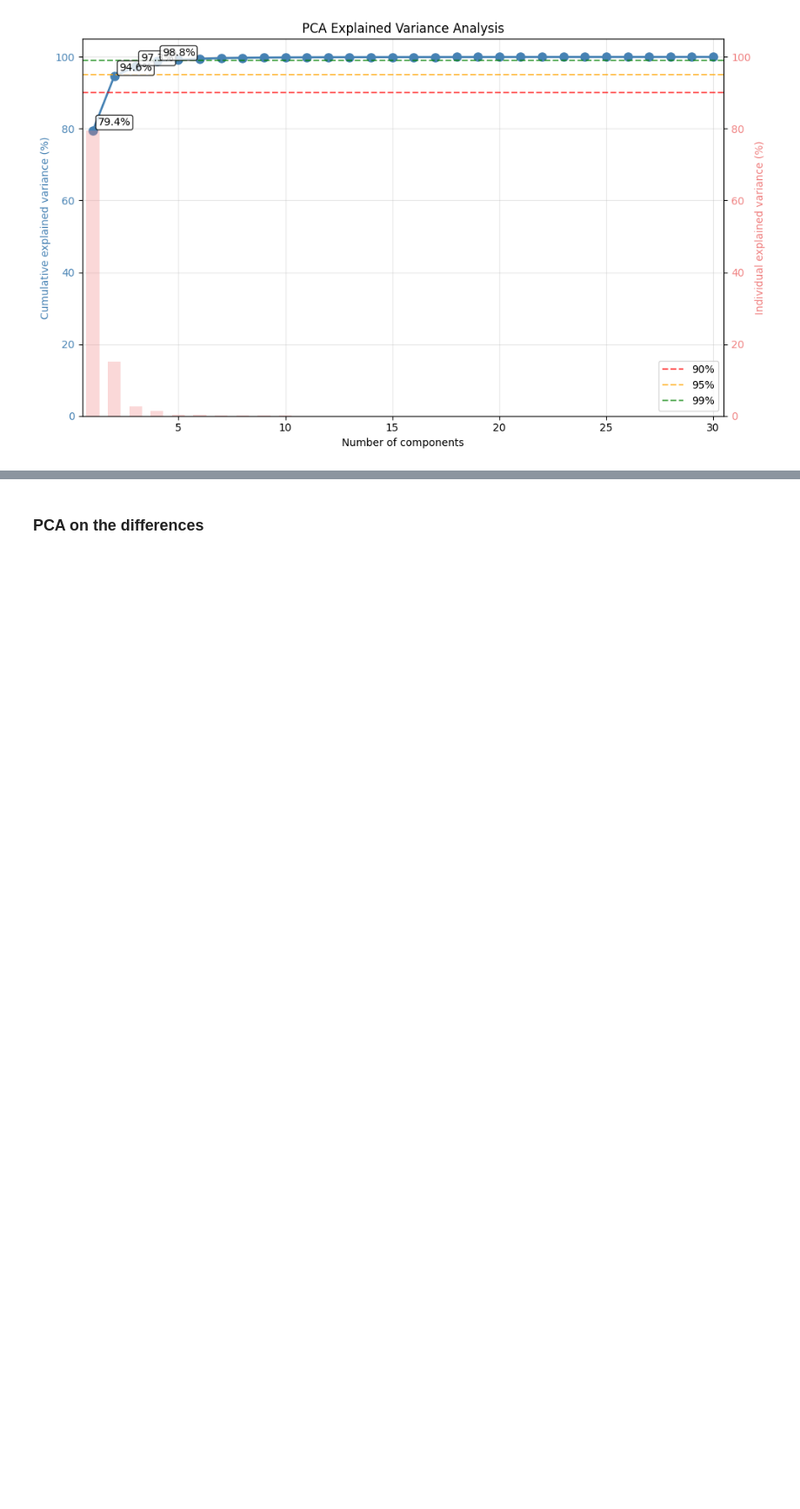
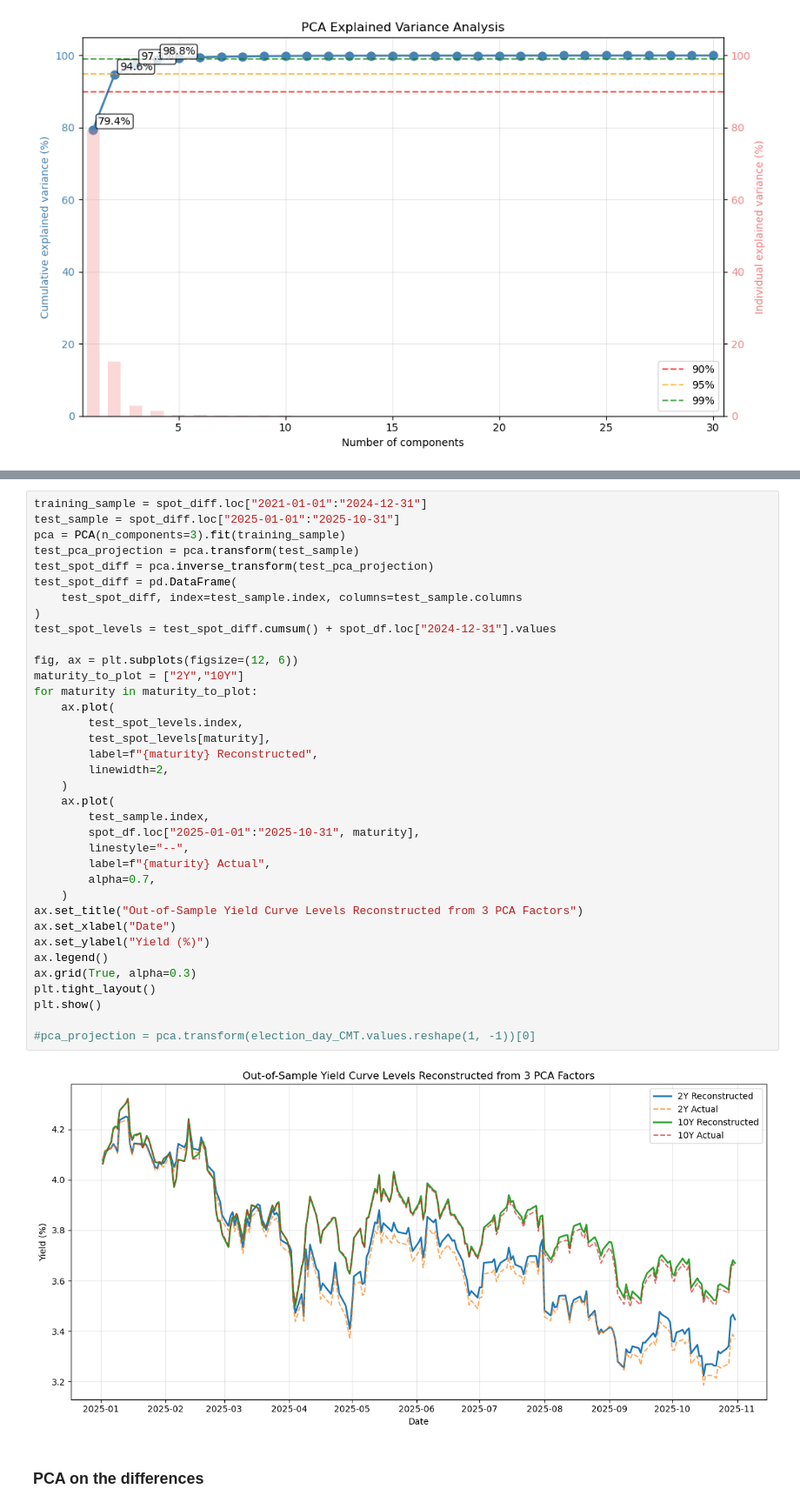
Before and after one commit to hedge-fund-strats/yield-curve-slope-trading, a Jupyter notebook: 01-pca.ipynb, the cells around one changed output, grey strips where cells are left out. Shown at 87% size. Saved outputs shown, nothing was run; the diff lists cells and outputs as text; blank space fills up the shorter version.

Commit message:
Including PCA out-of-sample explanation analysis

```diff
--- a/01-pca.ipynb
+++ b/01-pca.ipynb
@@ -129,3 +143,41 @@ plt.show()
+# %%
+training_sample = spot_diff.loc["2021-01-01":"2024-12-31"]
+test_sample = spot_diff.loc["2025-01-01":"2025-10-31"]
+pca = PCA(n_components=3).fit(training_sample)
+test_pca_projection = pca.transform(test_sample)
+test_spot_diff = pca.inverse_transform(test_pca_projection)
+test_spot_diff = pd.DataFrame(
+    test_spot_diff, index=test_sample.index, columns=test_sample.columns
+)
+test_spot_levels = test_spot_diff.cumsum() + spot_df.loc["2024-12-31"].values
+
+fig, ax = plt.subplots(figsize=(12, 6))
+maturity_to_plot = ["2Y","10Y"]
+for maturity in maturity_to_plot:
+    ax.plot(
+        test_spot_levels.index,
+        test_spot_levels[maturity],
+        label=f"{maturity} Reconstructed",
+        linewidth=2,
+    )
+    ax.plot(
+        test_sample.index,
+        spot_df.loc["2025-01-01":"2025-10-31", maturity],
+        linestyle="--",
+        label=f"{maturity} Actual",
+        alpha=0.7,
+    )
+ax.set_title("Out-of-Sample Yield Curve Levels Reconstructed from 3 PCA Factors")
+ax.set_xlabel("Date")
+ax.set_ylabel("Yield (%)")
+ax.legend()
+ax.grid(True, alpha=0.3)
+plt.tight_layout()
+plt.show()
+
+#pca_projection = pca.transform(election_day_CMT.values.reshape(1, -1))[0]
+# %% [output]
+[figure, added]
 # %% [markdown]
 ### PCA on the differences
 # %%
```
Also changed, not shown: parts of 4 cells of this notebook.
